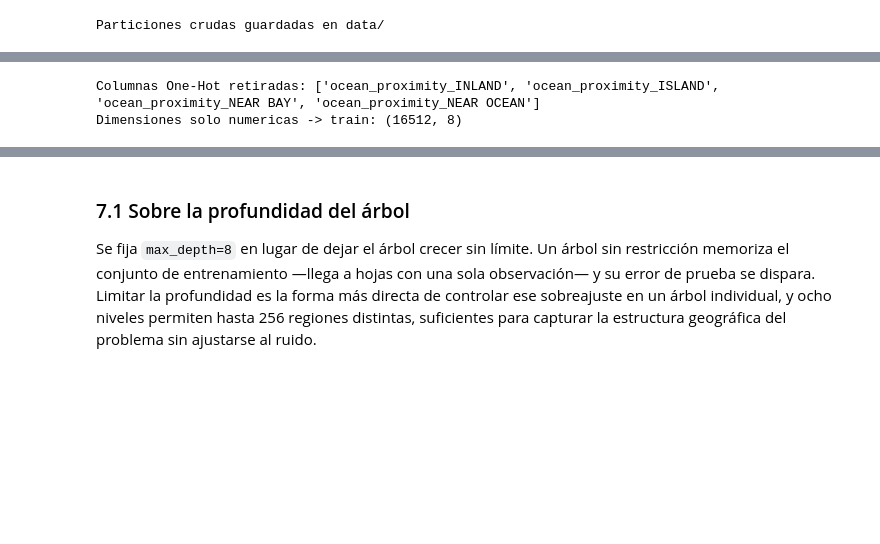
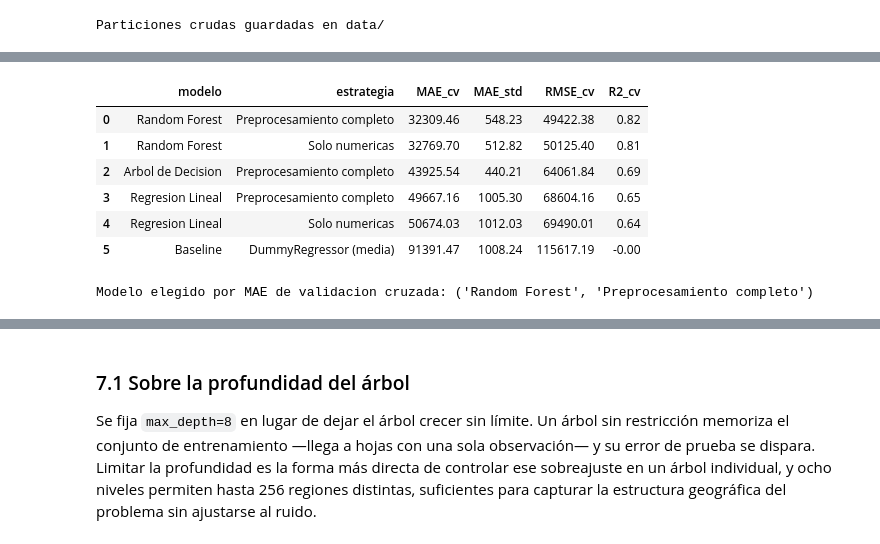
Before and after one commit to juanj-rgb/Proyecto-Modelos-1, a Jupyter notebook: fase-1/notebook.ipynb, the cells around one changed output, grey strips where cells are left out. Cells and saved outputs as stored; diff of their text form; code cells hidden in the pictures; blank space fills up the shorter version.

Commit message:
refactor: pipeline completo, seleccion por validacion cruzada y prueba una sola vez

```diff
--- a/fase-1/notebook.ipynb
+++ b/fase-1/notebook.ipynb
@@ -332,9 +326,0 @@ Se entrena sobre los datos crudos porque `DummyRegressor` no utiliza `X` en abso
-# %%
-from sklearn.dummy import DummyRegressor
-
-dummy = DummyRegressor(strategy='mean')
-dummy.fit(X_train_raw, y_train)
-y_pred_dummy = dummy.predict(X_test_raw)
-
-registrar_metrica('Baseline', 'DummyRegressor (media)', 'Juan Rincon',
-                  y_test, y_pred_dummy)
@@ -348,11 +333,55 @@ Se entrenan tres algoritmos sobre el mismo split. Para la Regresión Lineal y el
 # %%
-# Version "solo numericas": se retiran las columnas generadas por el One-Hot
-cols_onehot = [c for c in X_train_prep.columns if c.startswith('ocean_proximity')]
-X_train_num = X_train_prep.drop(columns=cols_onehot)
-X_test_num  = X_test_prep.drop(columns=cols_onehot)
+from sklearn.model_selection import KFold, cross_validate
+from sklearn.dummy import DummyRegressor
+from sklearn.linear_model import LinearRegression
+from sklearn.tree import DecisionTreeRegressor
+from sklearn.ensemble import RandomForestRegressor
 
-print("Columnas One-Hot retiradas:", cols_onehot)
-print("Dimensiones solo numericas -> train:", X_train_num.shape)
+candidatos = {
+    ('Baseline', 'DummyRegressor (media)'):
+        DummyRegressor(strategy='mean'),
+    ('Regresion Lineal', 'Solo numericas'):
+        crear_pipeline(LinearRegression(), usar_categorica=False),
+    ('Regresion Lineal', 'Preprocesamiento completo'):
+        crear_pipeline(LinearRegression(), usar_categorica=True),
+    ('Arbol de Decision', 'Preprocesamiento completo'):
+        crear_pipeline(DecisionTreeRegressor(max_depth=8, random_state=42)),
+    ('Random Forest', 'Solo numericas'):
+        crear_pipeline(RandomForestRegressor(n_estimators=100, random_state=42),
+                       usar_categorica=False),
+    ('Random Forest', 'Preprocesamiento completo'):
+        crear_pipeline(RandomForestRegressor(n_estimators=100, random_state=42)),
+}
+
+kf = KFold(n_splits=5, shuffle=True, random_state=42)
+scoring = {'mae': 'neg_mean_absolute_error',
+           'rmse': 'neg_root_mean_squared_error',
+           'r2': 'r2'}
+
+filas = []
+for (nombre, estrategia), modelo in candidatos.items():
+    cv = cross_validate(modelo, X_train_raw, y_train, cv=kf,
+                        scoring=scoring, n_jobs=-1)
+    filas.append({'modelo': nombre, 'estrategia': estrategia,
+                  'MAE_cv': -cv['test_mae'].mean(),
+                  'MAE_std': cv['test_mae'].std(),
+                  'RMSE_cv': -cv['test_rmse'].mean(),
+                  'R2_cv': cv['test_r2'].mean()})
+
+tabla_cv = pd.DataFrame(filas).sort_values('MAE_cv').reset_index(drop=True)
+tabla_cv.to_csv('resultados/metricas_cv.csv', index=False)
+display(tabla_cv.round(2))
+
+# La eleccion sale de la validacion cruzada, NO de la prueba
+mejor = tabla_cv.iloc[0]
+clave_final = (mejor['modelo'], mejor['estrategia'])
+print("Modelo elegido por MAE de validacion cruzada:", clave_final)
 # %% [output]
+|  | modelo | estrategia | MAE_cv | MAE_std | RMSE_cv | R2_cv |
+| 0 | Random Forest | Preprocesamiento completo | 32309.46 | 548.23 | 49422.38 | 0.82 |
+| 1 | Random Forest | Solo numericas | 32769.70 | 512.82 | 50125.40 | 0.81 |
+| 2 | Arbol de Decision | Preprocesamiento completo | 43925.54 | 440.21 | 64061.84 | 0.69 |
+| 3 | Regresion Lineal | Preprocesamiento completo | 49667.16 | 1005.30 | 68604.16 | 0.65 |
+| 4 | Regresion Lineal | Solo numericas | 50674.03 | 1012.03 | 69490.01 | 0.64 |
+| 5 | Baseline | DummyRegressor (media) | 91391.47 | 1008.24 | 115617.19 | -0.00 |
-Columnas One-Hot retiradas: ['ocean_proximity_INLAND', 'ocean_proximity_ISLAND', 'ocean_proximity_NEAR BAY', 'ocean_proximity_NEAR OCEAN']
-Dimensiones solo numericas -> train: (16512, 8)
+Modelo elegido por MAE de validacion cruzada: ('Random Forest', 'Preprocesamiento completo')
```
Also changed, not shown: parts of 33 cells of this notebook, 5 other files.
